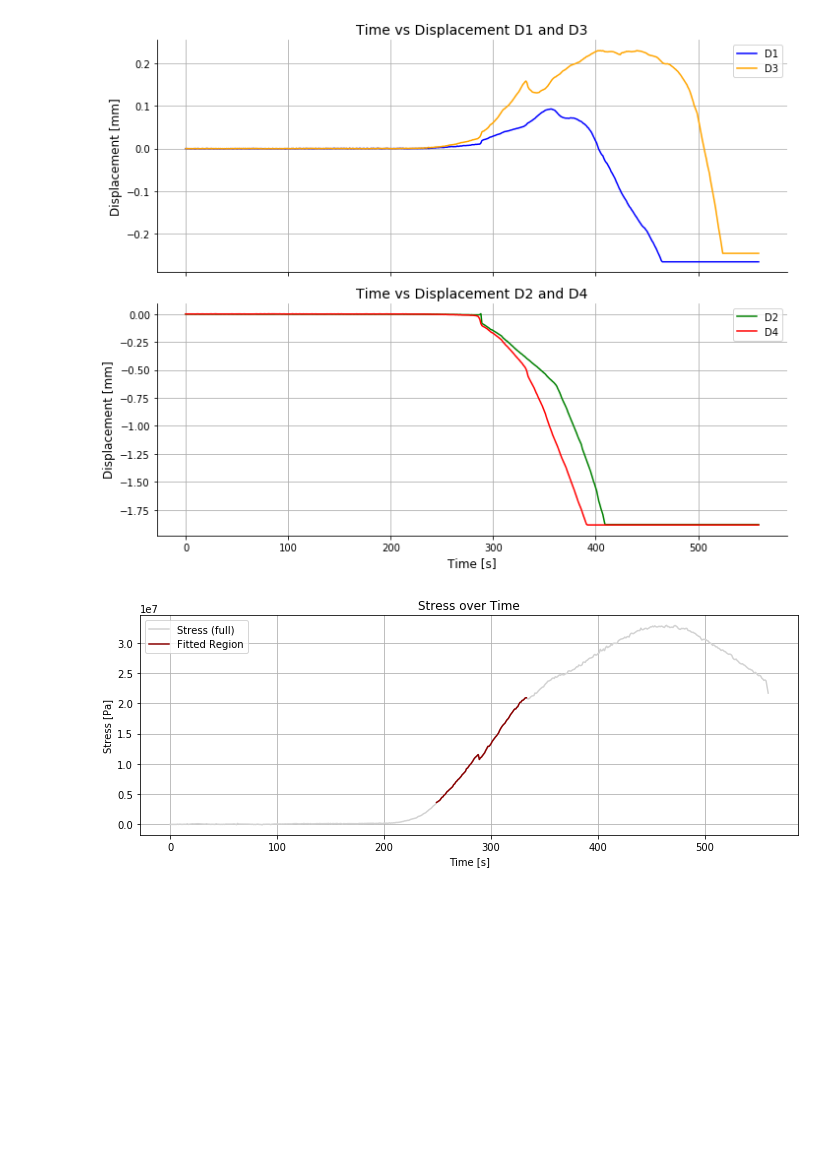
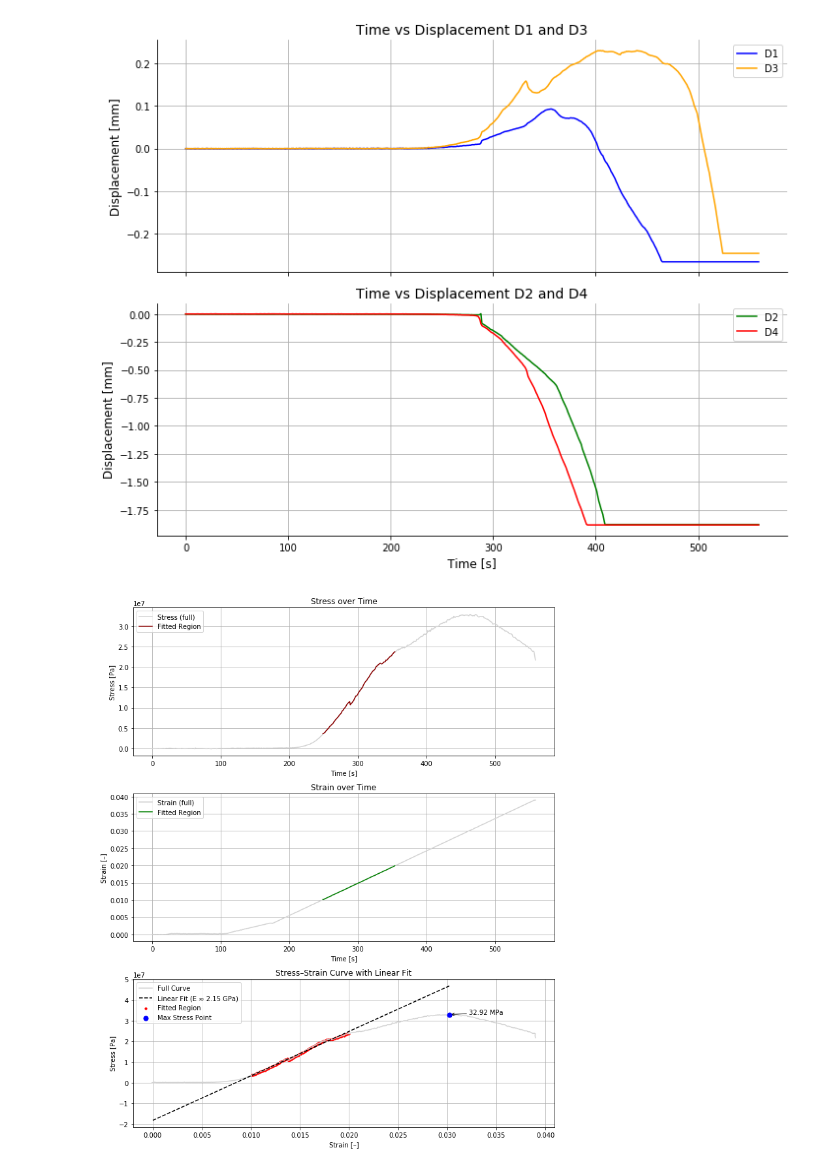
Before and after one commit to ThomasPennockTU/Thesis_Repository, a Jupyter notebook: workfolder/Material strength tests/material_strength_test.ipynb, the cells around one changed output. Cells and saved outputs as stored; diff of their text form; code cells hidden in the pictures; blank space fills up the shorter version.

```diff
--- a/workfolder/Material strength tests/material_strength_test.ipynb
+++ b/workfolder/Material strength tests/material_strength_test.ipynb
@@ -212,6 +225,7 @@ df.columns = df.columns.str.strip()
 # Convert relevant columns to numeric
 df['Time'] = pd.to_numeric(df['Time'], errors='coerce')
 df['F'] = pd.to_numeric(df['F'], errors='coerce')
+df['F'] = df['F']
 df['AVG'] = pd.to_numeric(df['AVG'], errors='coerce')  # Use AVG as average displacement
 
 # Drop rows with NaN values in relevant columns
@@ -319,73 +333,77 @@ plt.show()
 # %%
 # --- Geometry input ---
 width_mm = 101.60
 depth_mm = 100.63
 A = (width_mm * depth_mm) / 1e6  # m²
 L0 = 107.08 / 1000  # m
+
 
 # --- Reference undeformed state: L1 minimum ---
 i_ref = df['L1'].idxmin()
 
 # Displacement relative to undeformed point
 df['S_rel'] = (df['S'] - df.loc[i_ref, 'S']) / 1000  # m
 df['F_N'] = df['F'] * 1000  # N
 df['strain'] = df['S_rel'] / L0
 df['stress'] = df['F_N'] / A
 
 # --- Select linear elastic region for fitting ---
-linear_range = df[(df['strain'] >= 0.01) & (df['strain'] <= 0.018)].copy()
+linear_range = df[(df['strain'] >= 0.01) & (df['strain'] <= 0.02)].copy()
 
 # Linear regression for Young's modulus
 slope, intercept, r_value, p_value, std_err = linregress(linear_range['strain'], linear_range['stress'])
 E = slope
 
-# --- Plot 1: Stress over Time with highlight ---
-plt.figure(figsize=(10, 4))
-plt.plot(df['Time'], df['stress'], color='lightgray', label='Stress (full)')
-plt.plot(linear_range['Time'], linear_range['stress'], color='darkred', label='Fitted Region')
-plt.xlabel('Time [s]')
-plt.ylabel('Stress [Pa]')
-plt.title('Stress over Time')
-plt.grid(True)
-plt.legend()
+# --- Combined figure with subplots ---
+fig, axs = plt.subplots(3, 1, figsize=(10, 12), sharex=False)
+
+# Plot 1: Stress over Time
+axs[0].plot(df['Time'], df['stress'], color='lightgray', label='Stress (full)')
+axs[0].plot(linear_range['Time'], linear_range['stress'], color='darkred', label='Fitted Region')
+axs[0].set_xlabel('Time [s]')
+axs[0].set_ylabel('Stress [Pa]')
+axs[0].set_title('Stress over Time')
+axs[0].grid(True)
+axs[0].legend()
+
+# Plot 2: Strain over Time
+axs[1].plot(df['Time'], df['strain'], color='lightgray', label='Strain (full)')
+axs[1].plot(linear_range['Time'], linear_range['strain'], color='green', label='Fitted Region')
+axs[1].set_xlabel('Time [s]')
+axs[1].set_ylabel('Strain [–]')
+axs[1].set_title('Strain over Time')
+axs[1].grid(True)
+axs[1].legend()
+
+# Plot 3: Stress–Strain with linear fit and max point
+strain_max = df.loc[df['stress'].idxmax(), 'strain']
+stress_max = df['stress'].max()
+strain_fit_line = np.linspace(0, strain_max, 200)
+stress_fit_line = intercept + slope * strain_fit_line
+
+axs[2].plot(df['strain'], df['stress'], label='Full Curve', color='lightgray')
+axs[2].plot(strain_fit_line, stress_fit_line, color='black', linestyle='--',
+            label='Linear Fit (E ≈ {:.2f} GPa)'.format(E / 1e9))
+axs[2].scatter(linear_range['strain'], linear_range['stress'], color='red', s=10, label='Fitted Region')
+axs[2].scatter(strain_max, stress_max, color='blue', s=50, zorder=5, label='Max Stress Point')
+axs[2].annotate(f'{stress_max/1e6:.2f} MPa', xy=(strain_max, stress_max),
+                xytext=(strain_max + 0.002, stress_max),
+                arrowprops=dict(arrowstyle='->'), fontsize=10)
+
+axs[2].set_xlabel('Strain [–]')
+axs[2].set_ylabel('Stress [Pa]')
+axs[2].set_title('Stress–Strain Curve with Linear Fit')
+axs[2].grid(True)
+axs[2].legend()
+
 plt.tight_layout()
+plt.savefig('stress_strain_analysis_1.png', dpi=300)
 plt.show()
 
-# --- Plot 2: Strain over Time with highlight ---
-plt.figure(figsize=(10, 4))
-plt.plot(df['Time'], df['strain'], color='lightgray', label='Strain (full)')
-plt.plot(linear_range['Time'], linear_range['strain'], color='green', label='Fitted Region')
-plt.xlabel('Time [s]')
-plt.ylabel('Strain [–]')
-plt.title('Strain over Time')
-plt.grid(True)
-plt.legend()
-plt.tight_layout()
-plt.show()
 
 # --- Output values ---
 print("Estimated Young's Modulus: {:.2e} Pa".format(E))
 print("R² of linear fit: {:.4f}".format(r_value**2))
-
-# --- Plot 3: Stress–Strain with Extended Linear Fit to Peak Stress ---
-
-# Determine maximum stress point
-strain_max = df.loc[df['stress'].idxmax(), 'strain']
-strain_fit_line = pd.Series(np.linspace(0, strain_max, 200))  # smooth line
-
-# Corresponding stress values from the linear model
-stress_fit_line = intercept + slope * strain_fit_line
-
-plt.figure(figsize=(10, 8))
-plt.plot(df['strain'], df['stress'], label='Full Curve', color='lightgray')
-plt.plot(linear_range['strain'], linear_range['stress'], label='Fitted Region', color='blue')
-plt.plot(strain_fit_line, stress_fit_line, '--', label='Extended Linear Fit', color='red')
-plt.xlabel('Strain [–]')
-plt.ylabel('Stress [Pa]')
-plt.title("Young's Modulus Estimation with Extended Fit")
-plt.grid(True)
-plt.legend()
-plt.tight_layout()
-plt.show()
+print("Maximum Stress: {:.2f} MPa".format(stress_max / 1e6))
 # %% [output]
-[figure, old version]
+[figure, new version]
```
Also changed, not shown: parts of 6 cells of this notebook, 10 other files.
